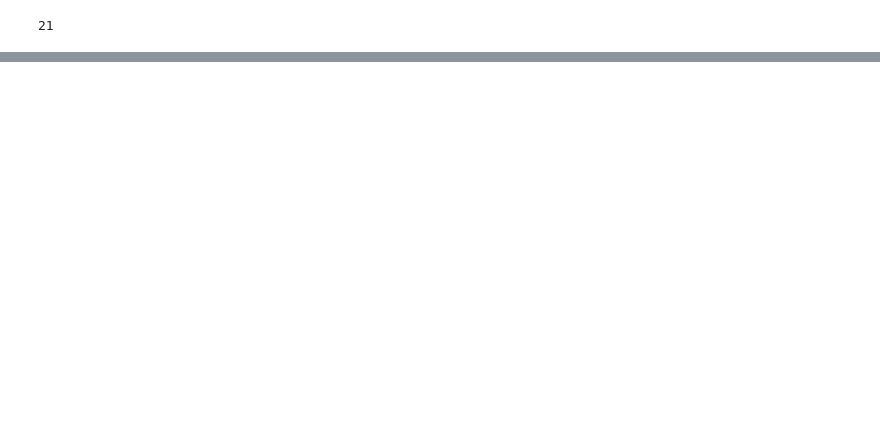
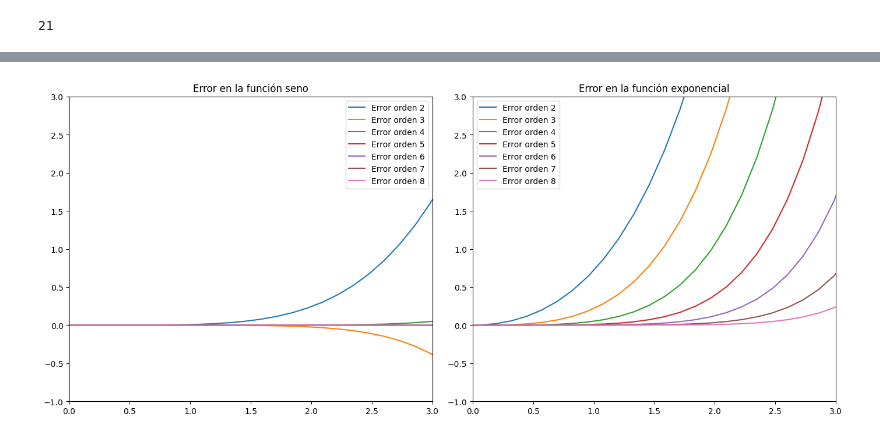
Before and after one commit to estivengrx/computational_methods_physics_astronomy, a Jupyter notebook: Workshops/taller_01_EstivenCastrillon.ipynb, the cells around one changed output, grey strips where cells are left out. Drawn from its saved outputs; the diff is of its cells as text; code cells hidden in the pictures; blank space fills up the shorter version.

```diff
--- a/Workshops/taller_01_EstivenCastrillon.ipynb
+++ b/Workshops/taller_01_EstivenCastrillon.ipynb
@@ -176 +209,85 @@ plot_fibonacci([fibonacci(n) for n in range(1, 1000)])
 **4**. Realice un análisis similar al visto en clase (para la función seno) por error de método para la serie de $e^x$. ¿En cuál de las dos series (seno o euler) crece más rápido el error?
+# %%
+def exponencial(x: float, orden: int) -> float:
+    """
+    Calcula el valor de la función exponencial de x hasta el n-ésimo término.
+
+    Parámetros:
+    x: El valor de x para el que se desea calcular la función exponencial.
+    orden: El número de términos de la serie de Taylor que se utilizarán para calcular la función exponencial.
+
+    Devuelve:
+    El valor de la función exponencial de x hasta el n-ésimo término.
+    """
+    exponencial = 0
+    for n in range(orden):
+        exponencial += x ** n / np.math.factorial(n)
+
+    return exponencial
+
+def seno(x: float, orden: int) -> float:
+    """
+    Calcula el valor de la función seno de x hasta el n-ésimo término.
+
+    Parámetros:
+    x: El valor de x para el que se desea calcular la función seno.
+    orden: El número de términos de la serie de Taylor que se utilizarán para calcular la función seno.
+
+    Devuelve:
+    El valor de la función seno de x hasta el n-ésimo término.
+    """
+    seno = 0
+    for n in range(orden):
+        seno += (-1) ** n * x ** (2 * n + 1) / np.math.factorial(2 * n + 1)
+
+    return seno
+
+def plot_error(ax, func_vectorizada, func_numpy, x: np.array, ordenes: list[int], title: str) -> None:
+    """
+    Grafica el error entre una función vectorizada y una función de numpy para diferentes órdenes.
+
+    Parámetros:
+    ax (axes.Axes): El eje en el que se dibujará el gráfico.
+    func_vectorizada (function): La función vectorizada a comparar.
+    func_numpy (function): La función de numpy a comparar.
+    x (np.array): Los valores de entrada para las funciones.
+    ordenes (list[int]): Los órdenes para calcular el error.
+    title (str): El título del gráfico.
+
+    Devuelve:
+    None: Esta función no devuelve nada, muestra un gráfico.
+    """
+
+    # Calcular la función real con numpy preferiblemente
+    y = func_numpy(x)
+
+    # Calcular y graficar el error para cada orden
+    for orden in ordenes:
+        y_orden = func_vectorizada(x, orden=orden)
+        ax.plot(x, y - y_orden, label=f'Error orden {orden}')
+
+    # Establecer los límites de la gráfica
+    ax.set_xlim([0,3])
+    ax.set_ylim([-1,3])
+
+    ax.legend()
+    ax.set_title(title)
+
+# Definir los valores de x y los órdenes
+x = np.linspace(-2 * np.pi, 2 * np.pi, 100)
+ordenes = [2, 3, 4, 5, 6, 7, 8]
+
+# Vectorizar las funciones seno y exponencial
+seno_vectorizado = np.vectorize(seno, excluded=['orden'])
+exponencial_vectorizada = np.vectorize(exponencial, excluded=['orden'])
+
+fig, axs = plt.subplots(1, 2, figsize=(14, 6))
+
+# Graficar el error para las funciones seno y exponencial
+plot_error(axs[0], seno_vectorizado, np.sin, x, ordenes, 'Error en la función seno')
+plot_error(axs[1], exponencial_vectorizada, np.exp, x, ordenes, 'Error en la función exponencial')
+
+plt.tight_layout()
+plt.show()
+# %% [output]
+[figure, added]
```
Also changed, not shown: parts of 14 cells of this notebook, 1 other file.
